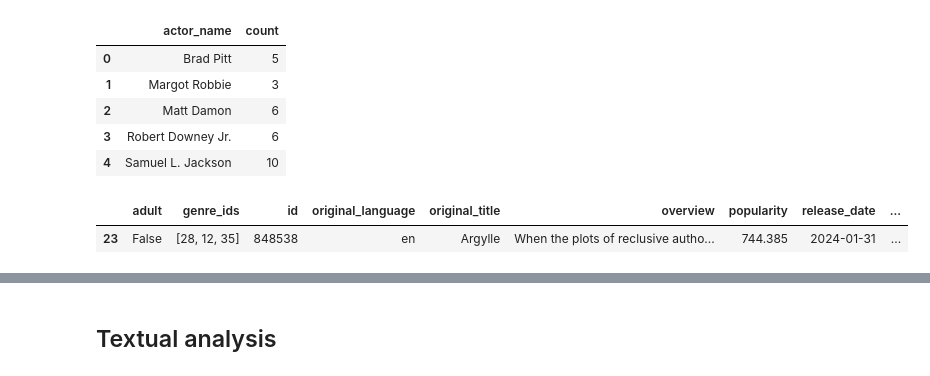
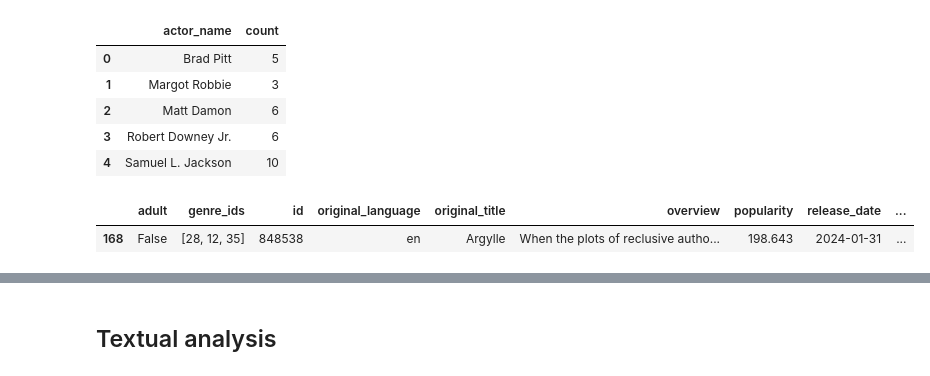
Before and after one commit to LanxiZhang1/project-A, a Jupyter notebook: projectA.ipynb, the cells around one changed output, grey strips where cells are left out. Saved outputs shown, nothing was run; the diff lists cells and outputs as text; code cells hidden in the pictures.

```diff
--- a/projectA.ipynb
+++ b/projectA.ipynb
@@ -83,7 +83,7 @@ what make popular movies get good rate
 # movies_df = movies_df.drop(columns=['backdrop_path','poster_path'])
 # movies_df.to_excel("popular_movies_200.xlsx", index=False,engine='openpyxl')
 # %%
-file_path = 'popular_movies_100.xlsx'
+file_path = 'popular_movies_200.xlsx'
 data = pd.read_excel(file_path)
 # %%
 # # get the related actors in 200 movies
@@ -415,10 +410,10 @@ group_couts
 | 3 | Robert Downey Jr. | 6 |
 | 4 | Samuel L. Jackson | 10 |
 # %%
-data.loc[data['id'] == 848538"]
+data.loc[data['id'] == 848538]
 # %% [output]
 |  | adult | genre_ids | id | original_language | original_title | overview | popularity | release_date | ... |
-| 23 | False | [28, 12, 35] | 848538 | en | Argylle | When the plots of reclusive autho... | 744.385 | 2024-01-31 | ... |
+| 168 | False | [28, 12, 35] | 848538 | en | Argylle | When the plots of reclusive autho... | 198.643 | 2024-01-31 | ... |
 # %%
 # combined_df = pd.merge(actor, data, left_on="movie_id", right_on="id")
 # components = list(nx.connected_components(G))
```
Also changed, not shown: parts of 49 cells of this notebook.
